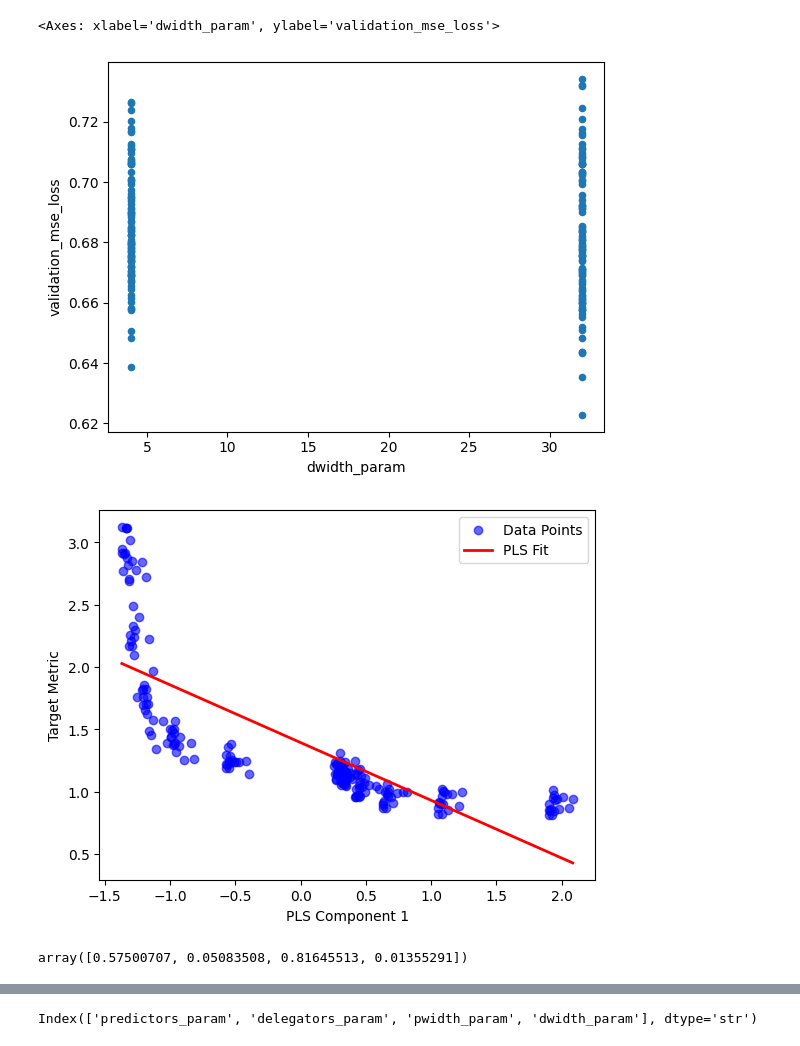
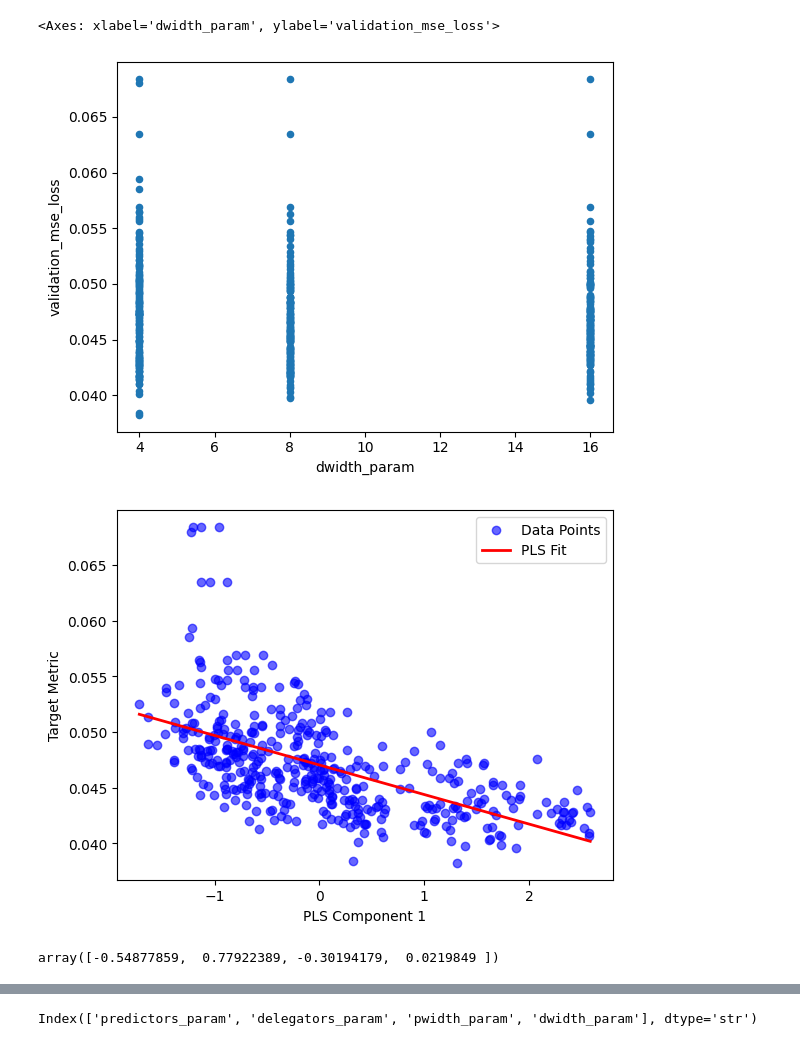
Before and after one commit to viktorvesely/liquid, a Jupyter notebook: liquid_jax/grid_eval.ipynb, the cells around one changed output, grey strips where cells are left out. Drawn from its saved outputs; the diff is of its cells as text; code cells hidden in the pictures.

```diff
--- a/liquid_jax/grid_eval.ipynb
+++ b/liquid_jax/grid_eval.ipynb
@@ -4,8 +4,8 @@ import numpy as np
 import pandas as pd
 import json
 
-folder = Path(".") / "grids" / "svhn"
-target_metric = "validation_ce_loss"
+folder = Path(".") / "grids" / "grid_bikes_agg_sum_20260603_155849"
+target_metric = "validation_mse_loss"
 train_target_metric = target_metric.removeprefix("validation_")
 
 dfs = []
@@ -39,6 +39,9 @@ del dfs
 
 assert df.groupby("run")["epoch"].max().unique().size == 1
 df_last_epoch: pd.DataFrame = df[df["epoch"] == df["epoch"].max()]
+_idx = df.groupby("run")[target_metric].idxmin()
+df_best_epoch = df.loc[_idx]
+
 
 df.sample(3)
 # %% [output]
@@ -64,35 +107,35 @@ df_last_epoch.plot.scatter("pwidth_param", target_metric)
 # %%
-df_last_epoch.plot.scatter("dwidth_param", target_metric)
+df_best_epoch.plot.scatter("dwidth_param", target_metric)
 # %% [output]
 <Axes: xlabel='dwidth_param', ylabel='validation_mse_loss'>
-[figure, old version]
+[figure, new version]
 # %%
 import matplotlib.pyplot as plt
 import numpy as np
 from sklearn.cross_decomposition import PLSRegression
 
-params_col = df_last_epoch.columns[df_last_epoch.columns.str.endswith("_param")]
+params_col = df_best_epoch.columns[df_last_epoch.columns.str.endswith("_param")]
 
-X = df_last_epoch[params_col].to_numpy()
-y = df_last_epoch[target_metric]
+X = df_best_epoch[params_col].to_numpy()
+y = df_best_epoch[target_metric]
 pls = PLSRegression(n_components=1)
 X_reduced = pls.fit_transform(X, y)[0]
 
 feature_importance = pls.x_weights_.flatten()
 plt.scatter(X_reduced, y, color='blue', alpha=0.6, label="Data Points")
 sort_idx = np.argsort(X_reduced.flatten())
 plt.plot(X_reduced[sort_idx], pls.predict(X)[sort_idx], color='red', linewidth=2, label="PLS Fit")
 
 plt.xlabel('PLS Component 1')
 plt.ylabel('Target Metric')
 plt.legend()
 plt.show()
 # %% [output]
-[figure, old version]
+[figure, new version]
 # %%
 feature_importance
 # %% [output]
-array([0.57500707, 0.05083508, 0.81645513, 0.01355291])
+array([-0.54877859,  0.77922389, -0.30194179,  0.0219849 ])
 # %%
 import seaborn as sns
 import matplotlib.pyplot as plt
```
Also changed, not shown: parts of 10 cells of this notebook, 17 other files.
